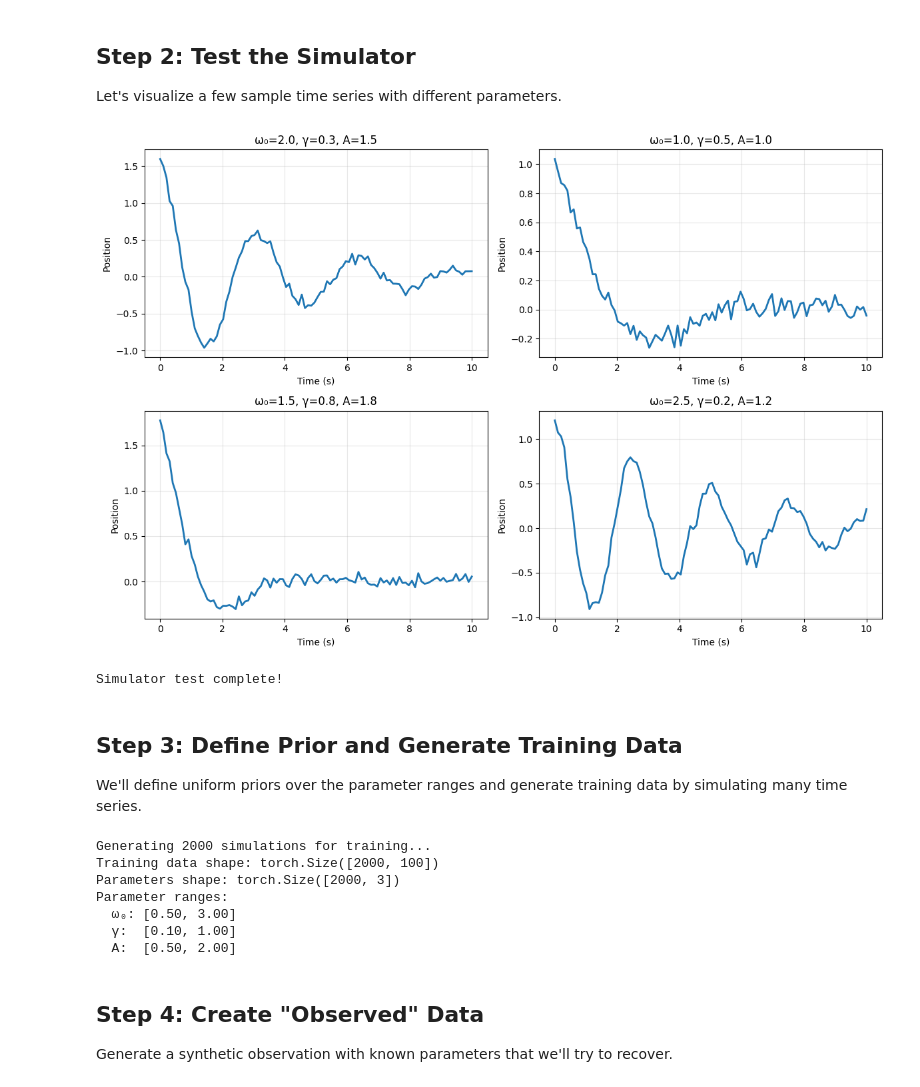
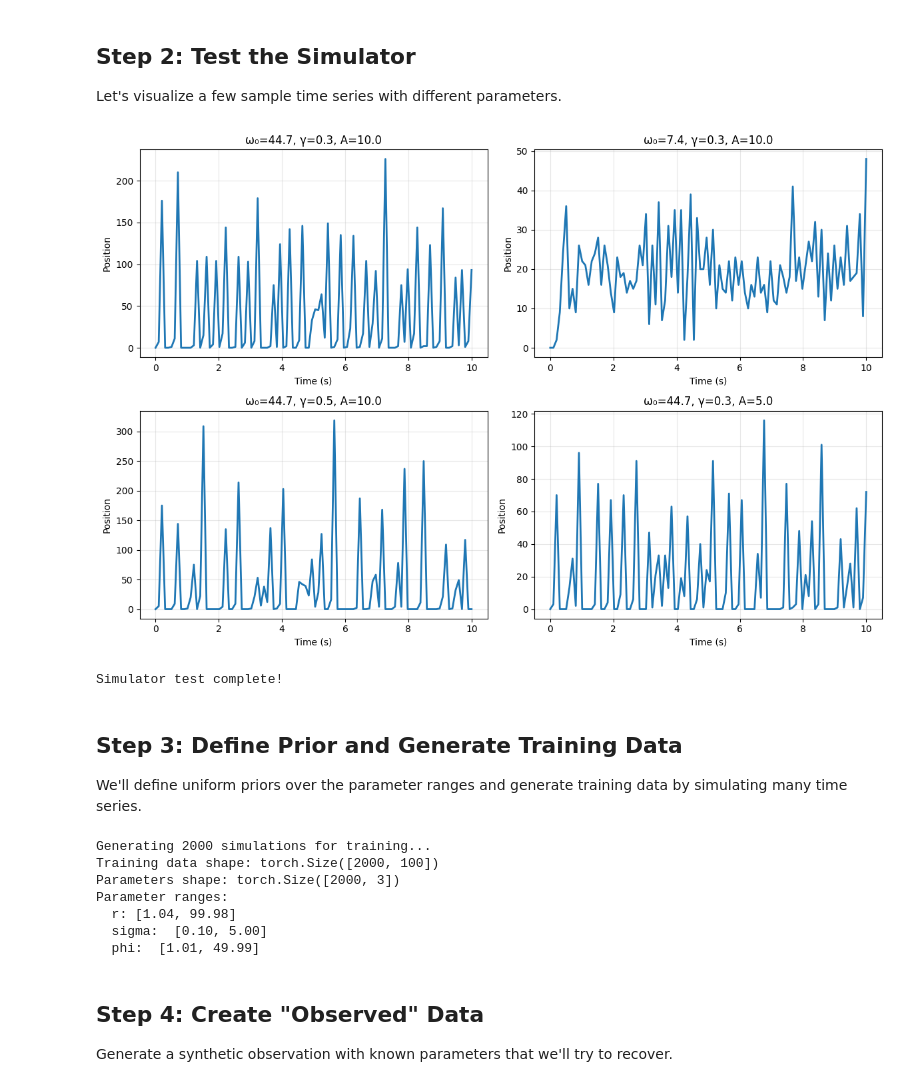
Before and after one commit to BetterCodeBetterScience/bettercode, a Jupyter notebook: notebooks/sbi_example.ipynb, the cells around one changed output. Saved outputs shown, nothing was run; the diff lists cells and outputs as text; code cells hidden in the pictures.

```diff
--- a/notebooks/sbi_example.ipynb
+++ b/notebooks/sbi_example.ipynb
@@ -92,31 +164,31 @@ Let's visualize a few sample time series with different parameters.
 # %%
 # Test the simulator with different parameter combinations
 t = torch.linspace(0, 10, 100)
 
 fig, axes = plt.subplots(2, 2, figsize=(12, 8))
 axes = axes.flatten()
 
 test_params = [
-    torch.tensor([2.0, 0.3, 1.5]),  # high frequency, low damping
-    torch.tensor([1.0, 0.5, 1.0]),  # medium frequency, medium damping
-    torch.tensor([1.5, 0.8, 1.8]),  # medium frequency, high damping
-    torch.tensor([2.5, 0.2, 1.2]),  # high frequency, very low damping
+    torch.tensor([np.exp(3.8), 0.3, 10]),
+    torch.tensor([np.exp(2), 0.3, 10]),
+    torch.tensor([np.exp(3.8), 0.5, 10]),
+    torch.tensor([np.exp(3.8), 0.3, 5]),
 ]
 
 for i, params in enumerate(test_params):
-    x = damped_oscillator_simulator(params, t=t)
+    x = ricker_simulator(params, t=t)
     axes[i].plot(t.numpy(), x.numpy(), linewidth=2)
     axes[i].set_xlabel('Time (s)')
     axes[i].set_ylabel('Position')
     axes[i].set_title(f'ω₀={params[0]:.1f}, γ={params[1]:.1f}, A={params[2]:.1f}')
     axes[i].grid(True, alpha=0.3)
 
 plt.tight_layout()
 plt.show()
 
 print("Simulator test complete!")
 # %% [output]
-[figure, old version]
+[figure, new version]
 Simulator test complete!
 # %% [markdown]
 ## Step 3: Define Prior and Generate Training Data
@@ -126,8 +198,8 @@ We'll define uniform priors over the parameter ranges and generate training data
 # Define prior distributions
 # omega_0: [0.5, 3.0], gamma: [0.1, 1.0], amplitude: [0.5, 2.0]
 prior = BoxUniform(
-    low=torch.tensor([0.5, 0.1, 0.5]),
-    high=torch.tensor([3.0, 1.0, 2.0])
+    low=torch.tensor([1, 0.1, 1]),
+    high=torch.tensor([100, 5, 50])
 )
 
 # Generate training data
@@ -135,22 +207,22 @@ n_simulations = 2000
 print(f"Generating {n_simulations} simulations for training...")
 
 thetas = prior.sample((n_simulations,))
-xs = torch.stack([damped_oscillator_simulator(theta) for theta in thetas])
+xs = torch.stack([ricker_simulator(theta) for theta in thetas])
 
 print(f"Training data shape: {xs.shape}")
 print(f"Parameters shape: {thetas.shape}")
 print(f"Parameter ranges:")
-print(f"  ω₀: [{thetas[:, 0].min():.2f}, {thetas[:, 0].max():.2f}]")
-print(f"  γ:  [{thetas[:, 1].min():.2f}, {thetas[:, 1].max():.2f}]")
-print(f"  A:  [{thetas[:, 2].min():.2f}, {thetas[:, 2].max():.2f}]")
+print(f"  r: [{thetas[:, 0].min():.2f}, {thetas[:, 0].max():.2f}]")
+print(f"  sigma:  [{thetas[:, 1].min():.2f}, {thetas[:, 1].max():.2f}]")
+print(f"  phi:  [{thetas[:, 2].min():.2f}, {thetas[:, 2].max():.2f}]")
 # %% [output]
 Generating 2000 simulations for training...
 Training data shape: torch.Size([2000, 100])
 Parameters shape: torch.Size([2000, 3])
 Parameter ranges:
-  ω₀: [0.50, 3.00]
-  γ:  [0.10, 1.00]
-  A:  [0.50, 2.00]
+  r: [1.04, 99.98]
+  sigma:  [0.10, 5.00]
+  phi:  [1.01, 49.99]
 # %% [markdown]
 ## Step 4: Create "Observed" Data
 
```
Also changed, not shown: parts of 7 cells of this notebook.
